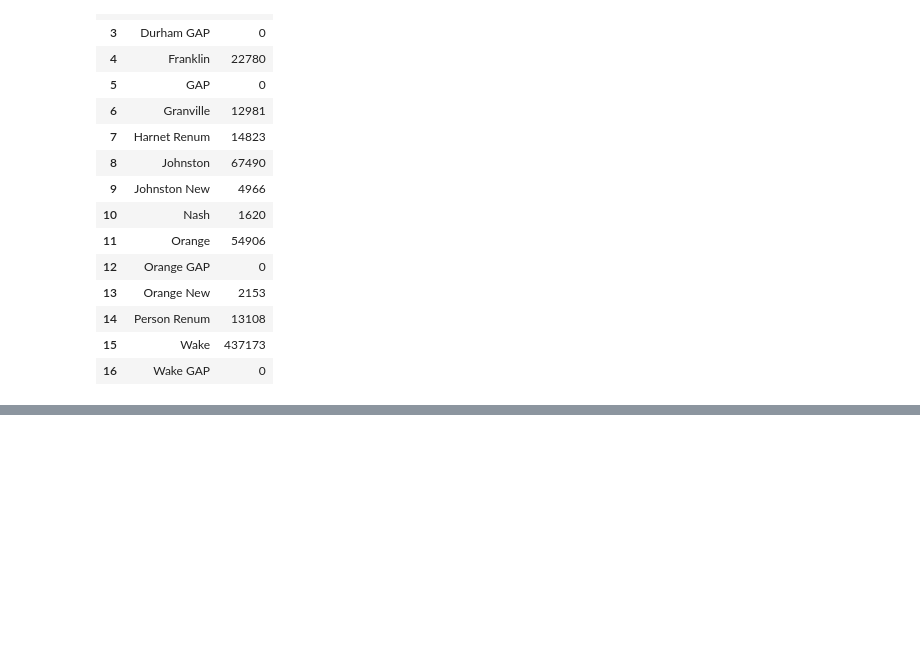
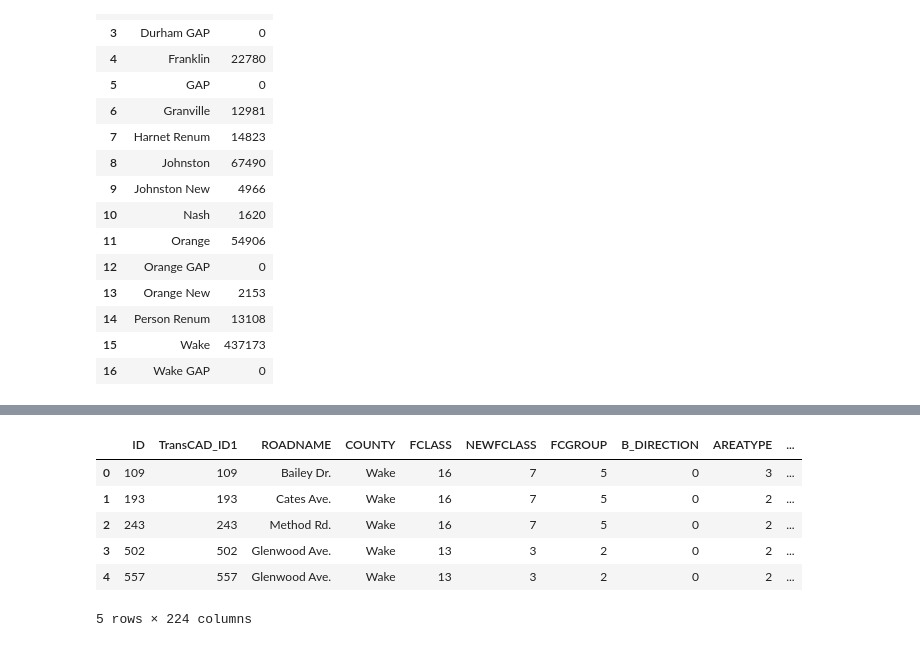
Before and after one commit to JFord-DCHCMPO/TRMG2_Analyses, a Jupyter notebook: TRMG2_Analyses.ipynb, the cells around one changed output, grey strips where cells are left out. Saved outputs shown, nothing was run; the diff lists cells and outputs as text; code cells hidden in the pictures; blank space fills up the shorter version.

```diff
--- a/TRMG2_Analyses.ipynb
+++ b/TRMG2_Analyses.ipynb
@@ -76,0 +103,10 @@ county_sum
+# %%
+hwy_2016_v6.head()
+# %% [output]
+|  | ID | TransCAD_ID1 | ROADNAME | COUNTY | FCLASS | NEWFCLASS | FCGROUP | B_DIRECTION | AREATYPE | ... |
+| 0 | 109 | 109 | Bailey Dr. | Wake | 16 | 7 | 5 | 0 | 3 | ... |
+| 1 | 193 | 193 | Cates Ave. | Wake | 16 | 7 | 5 | 0 | 2 | ... |
+| 2 | 243 | 243 | Method Rd. | Wake | 16 | 7 | 5 | 0 | 2 | ... |
+| 3 | 502 | 502 | Glenwood Ave. | Wake | 13 | 3 | 2 | 0 | 2 | ... |
+| 4 | 557 | 557 | Glenwood Ave. | Wake | 13 | 3 | 2 | 0 | 2 | ... |
+5 rows × 224 columns
```
Also changed, not shown: parts of 7 cells of this notebook.
